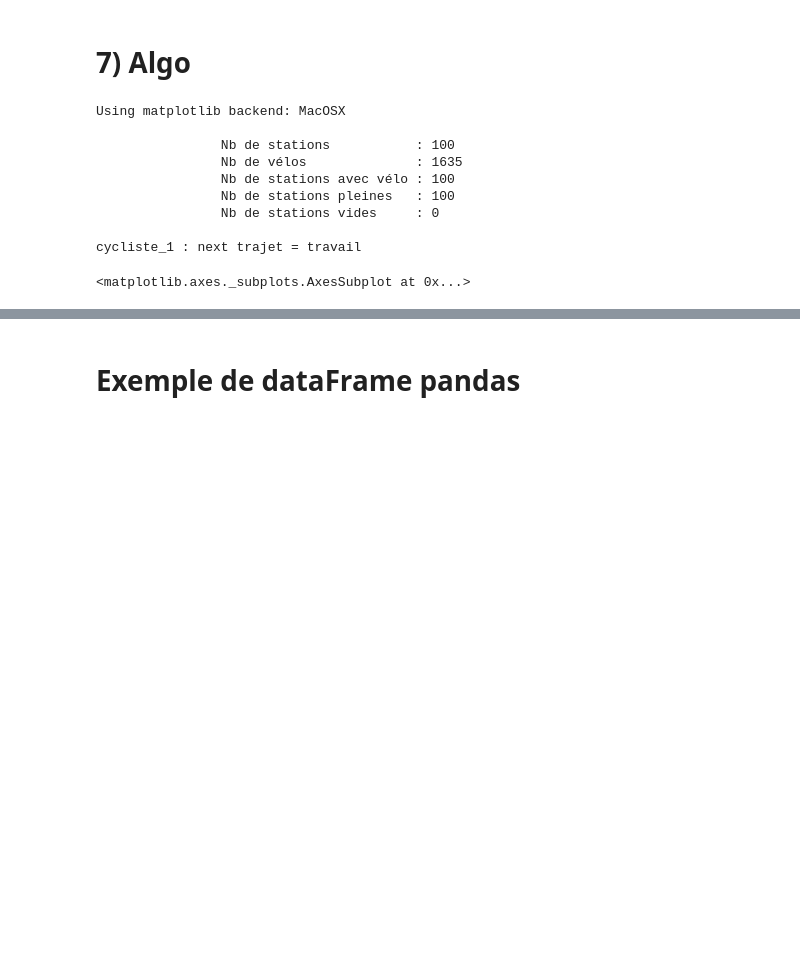
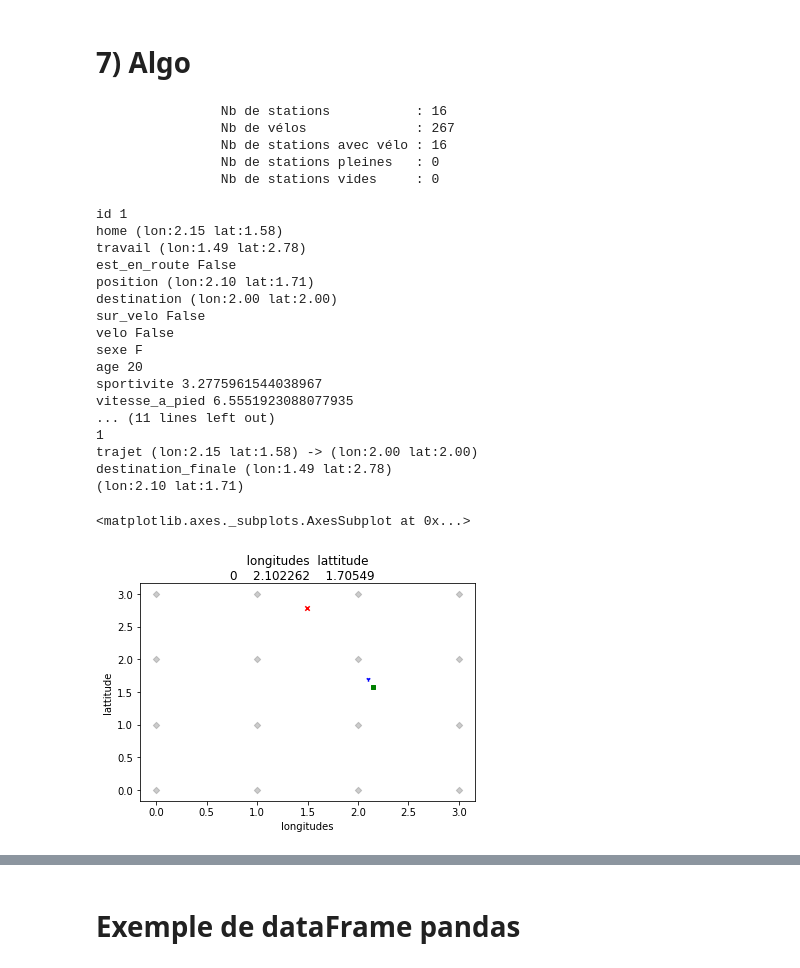
Before and after one commit to romainjouin/formation_python, a Jupyter notebook: 01_velib.ipynb, the cells around one changed output, grey strips where cells are left out. Saved outputs shown, nothing was run; the diff lists cells and outputs as text; code cells hidden in the pictures; blank space fills up the shorter version.

```diff
--- a/01_velib.ipynb
+++ b/01_velib.ipynb
@@ -249,7 +176,7 @@ class Station:
         NB_BORNES_POSSIBLES = [5,10,15,20,30]
         self.position       = position
         self.nb_bornes      = random.choice(NB_BORNES_POSSIBLES)
-        self.velos          = [Velo() for i in range(self.nb_bornes)]
+        self.velos          = [Velo() for i in range(self.nb_bornes-3)]
         self.id             = Station.nb_d_instance
     def __str__(self):
         to_print = "Station n° {nom} : {position}, {nb_bornes} bornes, {nb_velos_dispo} velos"
@@ -429,10 +344,15 @@ r = Prestataire(3,3)
 class Ville:
     def __init__(self, nb_de_cyclistes, Prestataire):
         self.prestataire = Prestataire
-        x_max = Prestataire.largeur -2
-        y_max = Prestataire.hauteur-2
-        self.cyclistes   = [Cycliste(get_random_position(x_max, y_max), get_random_position(x_max, y_max), self) for i in range(nb_de_cyclistes)]
+        self.x_max = Prestataire.largeur -2
+        self.y_max = Prestataire.hauteur-2
+        self.cyclistes   = [Cycliste(get_random_position(self.x_max, self.y_max), get_random_position(self.x_max, self.y_max), self) for i in range(nb_de_cyclistes)]
         self.ax = None
+    def __str__(self):
+        return "\n".join([str(self.prestataire),
+                    str(self.x_max),
+                       str(self.y_max),
+                   "nb de cycliste = ", str(len(self.cyclistes))])
 
     def reveil(self):
         list(map(lambda cycliste : cycliste.avancer(), self.cyclistes))
@@ -618,17 +516,11 @@ Attention : vous allez utiliser un fichier existant !
 # %%
-%matplotlib
-JcDecaux = Prestataire(10,10)
+JcDecaux = Prestataire(4,4)
 print(JcDecaux)
 paris = Ville(1, JcDecaux)
-paris.draw_map()
+positions = pd.DataFrame()
 # %% [output]
-Using matplotlib backend: MacOSX
-
-                Nb de stations           : 100
-                Nb de vélos              : 1635
-                Nb de stations avec vélo : 100
-                Nb de stations pleines   : 100
+                Nb de stations           : 16
+                Nb de vélos              : 267
+                Nb de stations avec vélo : 16
+                Nb de stations pleines   : 0
                 Nb de stations vides     : 0
-
-cycliste_1 : next trajet = travail
-<matplotlib.axes._subplots.AxesSubplot at 0x...>
@@ -640 +527,28 @@ import pandas as pd
+# %%
+paris.reveil()
+dico = paris.cyclistes[0].__dict__
+for k in dico:
+    print(k, dico[k])
+print(dico["position"])
+paris.draw_map()
+# %% [output]
+id 1
+home (lon:2.15 lat:1.58)
+travail (lon:1.49 lat:2.78)
+est_en_route False
+position (lon:2.10 lat:1.71)
+destination (lon:2.00 lat:2.00)
+sur_velo False
+velo False
+sexe F
+age 20
+sportivite 3.2775961544038967
+vitesse_a_pied 6.5551923088077935
+... (11 lines left out)
+1
+trajet (lon:2.15 lat:1.58) -> (lon:2.00 lat:2.00)
+destination_finale (lon:1.49 lat:2.78)
+(lon:2.10 lat:1.71)
+<matplotlib.axes._subplots.AxesSubplot at 0x...>
+[figure, added]
 # %%
```
Also changed, not shown: parts of 30 cells of this notebook.
